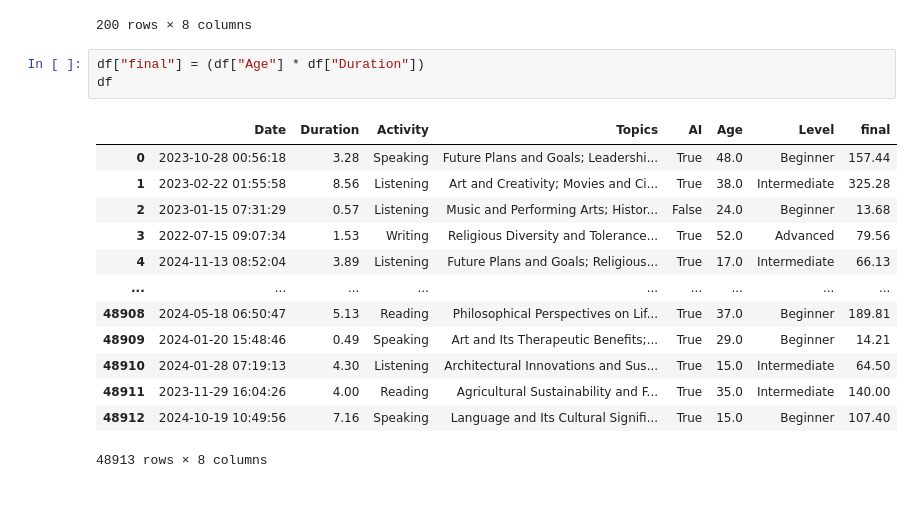
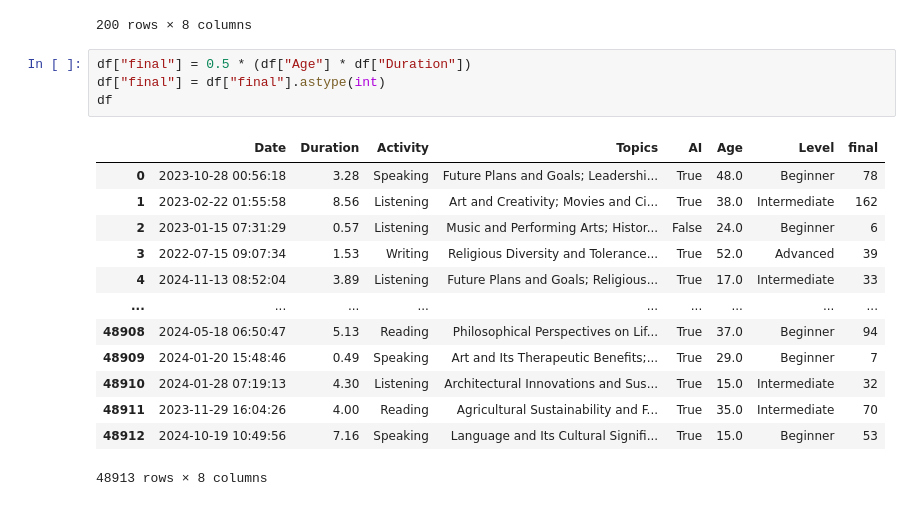
Before and after one commit to Nick2287/SnowFlake, a Jupyter notebook: Python_Analysis/Others/Pandas_Hse.ipynb, the cells around one changed output. Saved outputs shown, nothing was run; the diff lists cells and outputs as text.

```diff
--- a/Python_Analysis/Pandas_Hse.ipynb
+++ b/Python_Analysis/Others/Pandas_Hse.ipynb
@@ -169,19 +169,20 @@ df.drop_duplicates(["Age", "Activity"])
 | 1721 | 2023-03-02 07:39:27 | 2.34 | Writing | Volunteerism and Its Social Impac... | True | 43.0 | Intermediate | 100.62 |
 200 rows × 8 columns
 # %%
-df["final"] = (df["Age"] * df["Duration"])
+df["final"] = 0.5 * (df["Age"] * df["Duration"])
+df["final"] = df["final"].astype(int)
 df
 # %% [output]
 |  | Date | Duration | Activity | Topics | AI | Age | Level | final |
-| 0 | 2023-10-28 00:56:18 | 3.28 | Speaking | Future Plans and Goals; Leadershi... | True | 48.0 | Beginner | 157.44 |
-| 1 | 2023-02-22 01:55:58 | 8.56 | Listening | Art and Creativity; Movies and Ci... | True | 38.0 | Intermediate | 325.28 |
-| 2 | 2023-01-15 07:31:29 | 0.57 | Listening | Music and Performing Arts; Histor... | False | 24.0 | Beginner | 13.68 |
-| 3 | 2022-07-15 09:07:34 | 1.53 | Writing | Religious Diversity and Tolerance... | True | 52.0 | Advanced | 79.56 |
-| 4 | 2024-11-13 08:52:04 | 3.89 | Listening | Future Plans and Goals; Religious... | True | 17.0 | Intermediate | 66.13 |
+| 0 | 2023-10-28 00:56:18 | 3.28 | Speaking | Future Plans and Goals; Leadershi... | True | 48.0 | Beginner | 78 |
+| 1 | 2023-02-22 01:55:58 | 8.56 | Listening | Art and Creativity; Movies and Ci... | True | 38.0 | Intermediate | 162 |
+| 2 | 2023-01-15 07:31:29 | 0.57 | Listening | Music and Performing Arts; Histor... | False | 24.0 | Beginner | 6 |
+| 3 | 2022-07-15 09:07:34 | 1.53 | Writing | Religious Diversity and Tolerance... | True | 52.0 | Advanced | 39 |
+| 4 | 2024-11-13 08:52:04 | 3.89 | Listening | Future Plans and Goals; Religious... | True | 17.0 | Intermediate | 33 |
 | ... | ... | ... | ... | ... | ... | ... | ... | ... |
-| 48908 | 2024-05-18 06:50:47 | 5.13 | Reading | Philosophical Perspectives on Lif... | True | 37.0 | Beginner | 189.81 |
-| 48909 | 2024-01-20 15:48:46 | 0.49 | Speaking | Art and Its Therapeutic Benefits;... | True | 29.0 | Beginner | 14.21 |
-| 48910 | 2024-01-28 07:19:13 | 4.30 | Listening | Architectural Innovations and Sus... | True | 15.0 | Intermediate | 64.50 |
-| 48911 | 2023-11-29 16:04:26 | 4.00 | Reading | Agricultural Sustainability and F... | True | 35.0 | Intermediate | 140.00 |
-| 48912 | 2024-10-19 10:49:56 | 7.16 | Speaking | Language and Its Cultural Signifi... | True | 15.0 | Beginner | 107.40 |
+| 48908 | 2024-05-18 06:50:47 | 5.13 | Reading | Philosophical Perspectives on Lif... | True | 37.0 | Beginner | 94 |
+| 48909 | 2024-01-20 15:48:46 | 0.49 | Speaking | Art and Its Therapeutic Benefits;... | True | 29.0 | Beginner | 7 |
+| 48910 | 2024-01-28 07:19:13 | 4.30 | Listening | Architectural Innovations and Sus... | True | 15.0 | Intermediate | 32 |
+| 48911 | 2023-11-29 16:04:26 | 4.00 | Reading | Agricultural Sustainability and F... | True | 35.0 | Intermediate | 70 |
+| 48912 | 2024-10-19 10:49:56 | 7.16 | Speaking | Language and Its Cultural Signifi... | True | 15.0 | Beginner | 53 |
 48913 rows × 8 columns
```
Also changed, not shown: parts of 11 cells of this notebook, 4 other files.
